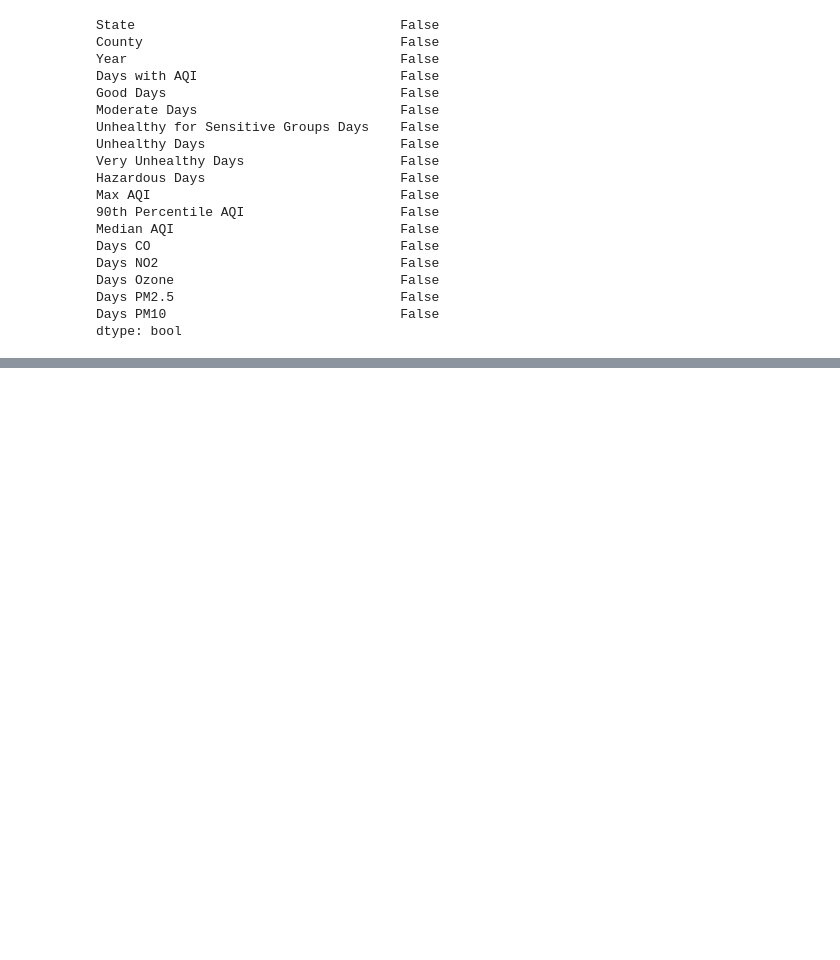
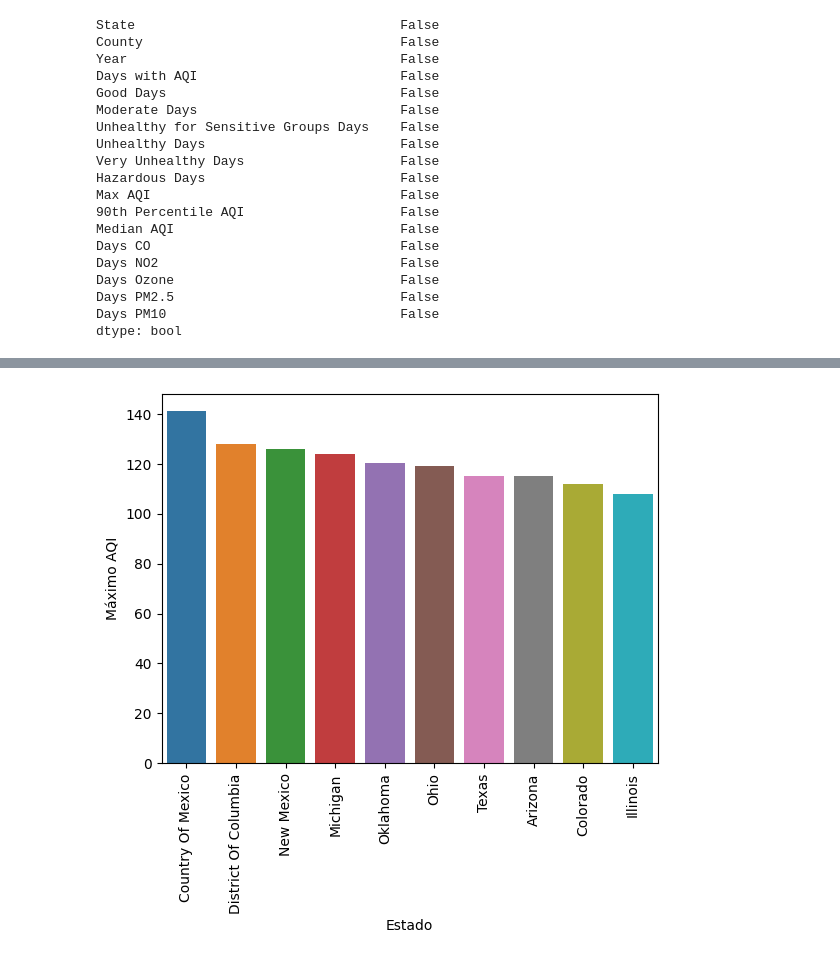
Before and after one commit to adolfo85/DataAir, a Jupyter notebook: notebooks/0.0-air-introduction.ipynb, the cells around one changed output, grey strips where cells are left out. Cells and saved outputs as stored; diff of their text form; code cells hidden in the pictures; blank space fills up the shorter version.

Commit message:
primer histograma

```diff
--- a/notebooks/0.0-air-introduction.ipynb
+++ b/notebooks/0.0-air-introduction.ipynb
@@ -76,3 +76,6 @@ Days Ozone                             False
 Days PM2.5                             False
 Days PM10                              False
 dtype: bool
+# %%
+df_group = df.groupby('State').median()
+df_group.reset_index()
@@ -78,0 +100,17 @@ dtype: bool
+# %%
+df_group10 = df_group.sort_values('Max AQI', ascending=False).head(10)
+df_parabox = df_group10.reset_index()
+# %%
+# Crear el gráfico de barras utilizando Seaborn
+grafico1 = sns.barplot(x="State", y="Max AQI", data=df_parabox)
+
+# Configurar las etiquetas del eje x y y
+plt.xlabel("Estado")
+plt.ylabel("Máximo AQI")
+
+grafico1.set_xticklabels(grafico1.get_xticklabels(), rotation=90)
+
+# Mostrar el gráfico
+plt.show()
+# %% [output]
+[figure, added]
```
Also changed, not shown: parts of 2 cells of this notebook.
